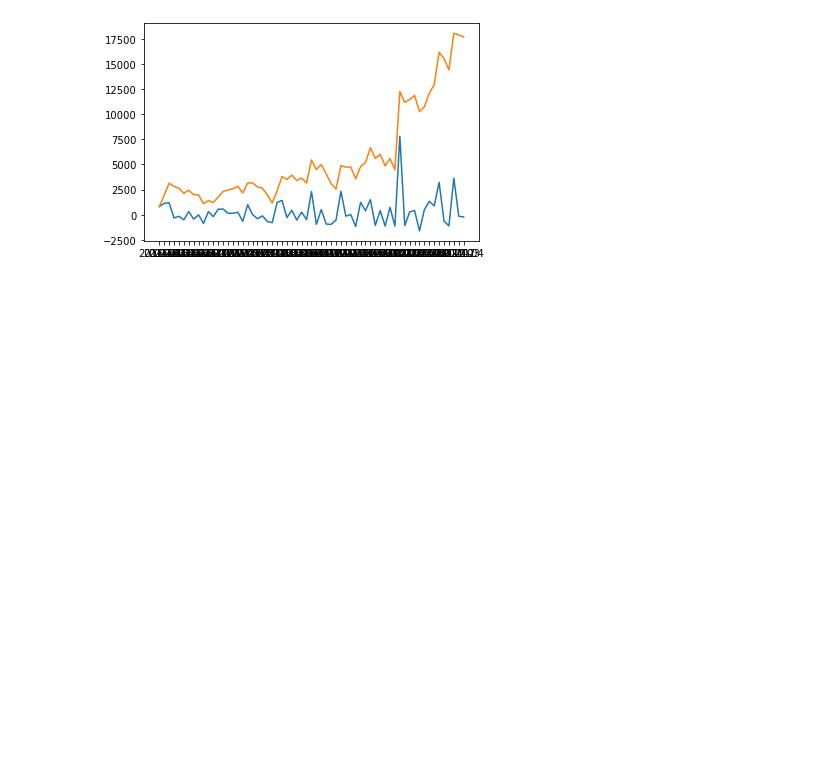
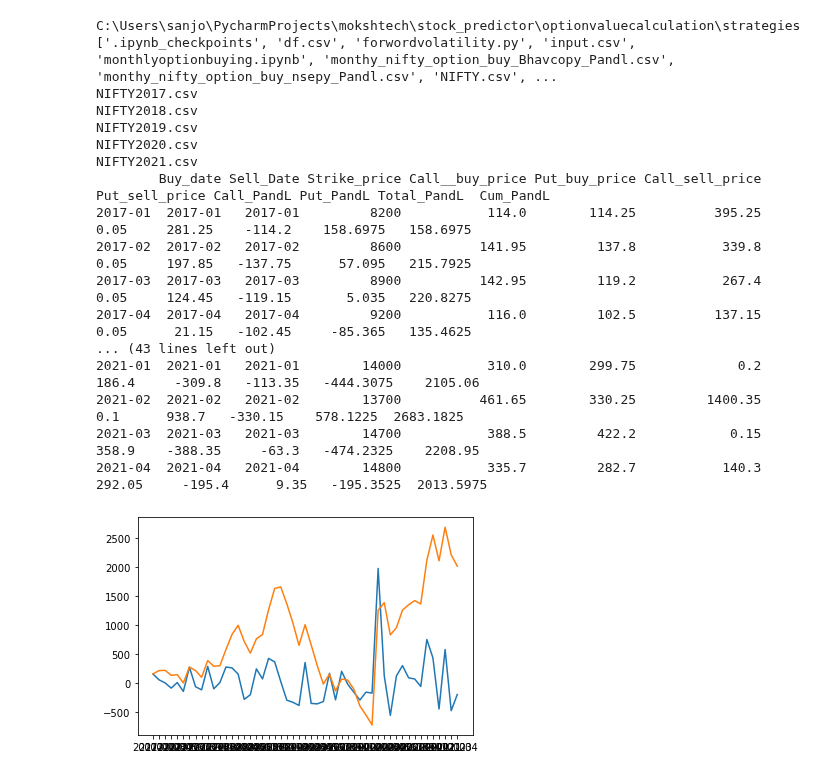
Before and after one commit to SanjotRaibagkar/mokshtech, a Jupyter notebook: stock_predictor/optionvaluecalculation/strategies/monthlyoptionbuying.ipynb, the cells around one changed output. Drawn from its saved outputs; the diff is of its cells as text; code cells hidden in the pictures; blank space fills up the shorter version.

Commit message:
file to add sell side of option , monthly add nsepy logic

```diff
--- a/stock_predictor/optionvaluecalculation/strategies/monthlyoptionbuying.ipynb
+++ b/stock_predictor/optionvaluecalculation/strategies/monthlyoptionbuying.ipynb
@@ -18 +16,5 @@ database = "C:/Users/sanjo/PycharmProjects/mokshtech/stock_predictor/database/op
+# %%
+start_date = datetime.date(2017, 1, 1)
+end_date = datetime.date(2021, 4, 30)
+symbol = 'NIFTY'
 # %%
@@ -31,0 +95,4 @@ def getMonthlyExpirtyDate():
+# %%
+
+
+expiry_list = getMonthlyExpirtyFromBahvcopy()
@@ -127,7 +190,24 @@ r C:/Users/sanjo/PycharmProjects/mokshtech/stock_predictor/database/optionData\B
 # %%
-plt.plot(month_profit_loss['Year_month'], month_profit_loss['P&L'],month_profit_loss['cum_P&L'])
-plt.show()
-#print(month_profit_loss)
-#print(month_profit_loss.sum())
+    month_profit_loss = monthlyOptionBuyusingBhavCopy()
+    plt.plot(month_profit_loss['Buy_date'], month_profit_loss['Total_PandL'],month_profit_loss['Cum_PandL'])
+    plt.show()
+    month_profit_loss.to_csv("monthy_nifty_option_buy_Bhavcopy_Pandl.csv")
 # %% [output]
+C:\Users\sanjo\PycharmProjects\mokshtech\stock_predictor\optionvaluecalculation\strategies
+['.ipynb_checkpoints', 'df.csv', 'forwordvolatility.py', 'input.csv', 'monthlyoptionbuying.ipynb', 'monthy_nifty_option_buy_Bhavcopy_Pandl.csv', 'monthy_nifty_option_buy_nsepy_Pandl.csv', 'NIFTY.csv', ...
+NIFTY2017.csv
+NIFTY2018.csv
+NIFTY2019.csv
+NIFTY2020.csv
+NIFTY2021.csv
+        Buy_date Sell_Date Strike_price Call__buy_price Put_buy_price Call_sell_price Put_sell_price Call_PandL Put_PandL Total_PandL  Cum_PandL
+2017-01  2017-01   2017-01         8200           114.0        114.25          395.25           0.05     281.25    -114.2    158.6975   158.6975
+2017-02  2017-02   2017-02         8600          141.95         137.8           339.8           0.05     197.85   -137.75      57.095   215.7925
+2017-03  2017-03   2017-03         8900          142.95         119.2           267.4           0.05     124.45   -119.15       5.035   220.8275
+2017-04  2017-04   2017-04         9200           116.0         102.5          137.15           0.05      21.15   -102.45     -85.365   135.4625
+... (43 lines left out)
+2021-01  2021-01   2021-01        14000           310.0        299.75             0.2          186.4     -309.8   -113.35   -444.3075    2105.06
+2021-02  2021-02   2021-02        13700          461.65        330.25         1400.35            0.1      938.7   -330.15    578.1225  2683.1825
+2021-03  2021-03   2021-03        14700           388.5         422.2            0.15          358.9    -388.35     -63.3   -474.2325    2208.95
+2021-04  2021-04   2021-04        14800           335.7         282.7           140.3         292.05     -195.4      9.35   -195.3525  2013.5975
-[figure, old version]
+[figure, new version]
```
Also changed, not shown: parts of 9 cells of this notebook, 5 other files.
